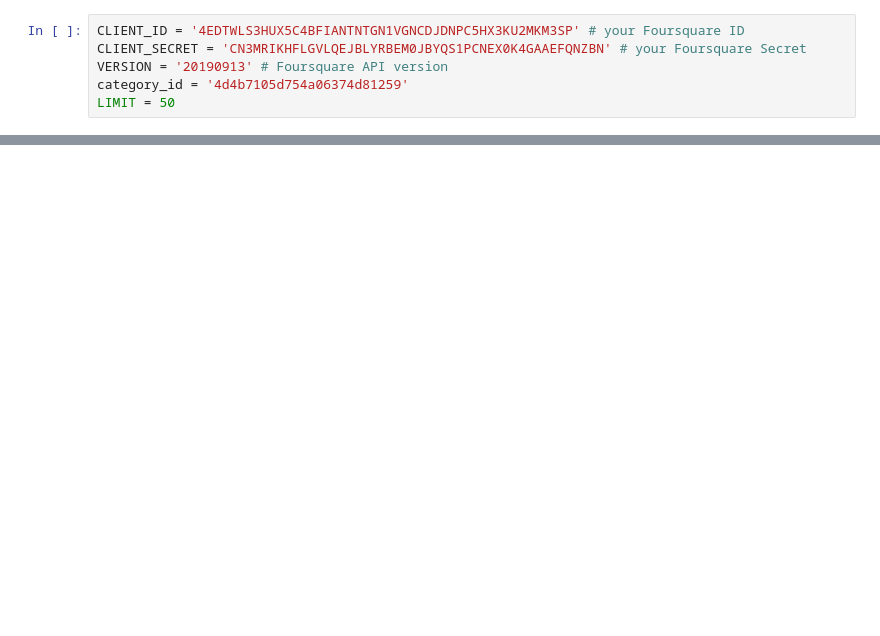
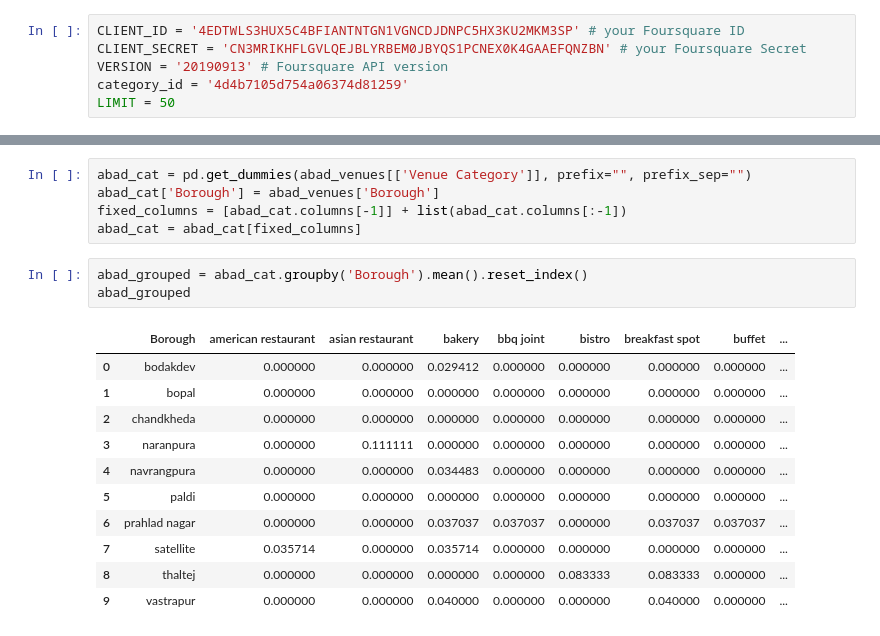
Before and after one commit to virendhanwani/Coursera_Capstone, a Jupyter notebook: Battle_of_hoods.ipynb, the cells around one changed output, grey strips where cells are left out. Drawn from its saved outputs; the diff is of its cells as text; blank space fills up the shorter version.

Commit message:
found out most common venues for  each  borough

```diff
--- a/Battle_of_hoods.ipynb
+++ b/Battle_of_hoods.ipynb
@@ -218,0 +221,20 @@ name_plot
+# %%
+abad_cat = pd.get_dummies(abad_venues[['Venue Category']], prefix="", prefix_sep="")
+abad_cat['Borough'] = abad_venues['Borough']
+fixed_columns = [abad_cat.columns[-1]] + list(abad_cat.columns[:-1])
+abad_cat = abad_cat[fixed_columns]
+# %%
+abad_grouped = abad_cat.groupby('Borough').mean().reset_index()
+abad_grouped
+# %% [output]
+|  | Borough | american restaurant | asian restaurant | bakery | bbq joint | bistro | breakfast spot | buffet | ... |
+| 0 | bodakdev | 0.000000 | 0.000000 | 0.029412 | 0.000000 | 0.000000 | 0.000000 | 0.000000 | ... |
+| 1 | bopal | 0.000000 | 0.000000 | 0.000000 | 0.000000 | 0.000000 | 0.000000 | 0.000000 | ... |
+| 2 | chandkheda | 0.000000 | 0.000000 | 0.000000 | 0.000000 | 0.000000 | 0.000000 | 0.000000 | ... |
+| 3 | naranpura | 0.000000 | 0.111111 | 0.000000 | 0.000000 | 0.000000 | 0.000000 | 0.000000 | ... |
+| 4 | navrangpura | 0.000000 | 0.000000 | 0.034483 | 0.000000 | 0.000000 | 0.000000 | 0.000000 | ... |
+| 5 | paldi | 0.000000 | 0.000000 | 0.000000 | 0.000000 | 0.000000 | 0.000000 | 0.000000 | ... |
+| 6 | prahlad nagar | 0.000000 | 0.000000 | 0.037037 | 0.037037 | 0.000000 | 0.037037 | 0.037037 | ... |
+| 7 | satellite | 0.035714 | 0.000000 | 0.035714 | 0.000000 | 0.000000 | 0.000000 | 0.000000 | ... |
+| 8 | thaltej | 0.000000 | 0.000000 | 0.000000 | 0.000000 | 0.083333 | 0.083333 | 0.000000 | ... |
+| 9 | vastrapur | 0.000000 | 0.000000 | 0.040000 | 0.000000 | 0.000000 | 0.040000 | 0.000000 | ... |
```
Also changed, not shown: parts of 8 cells of this notebook.
